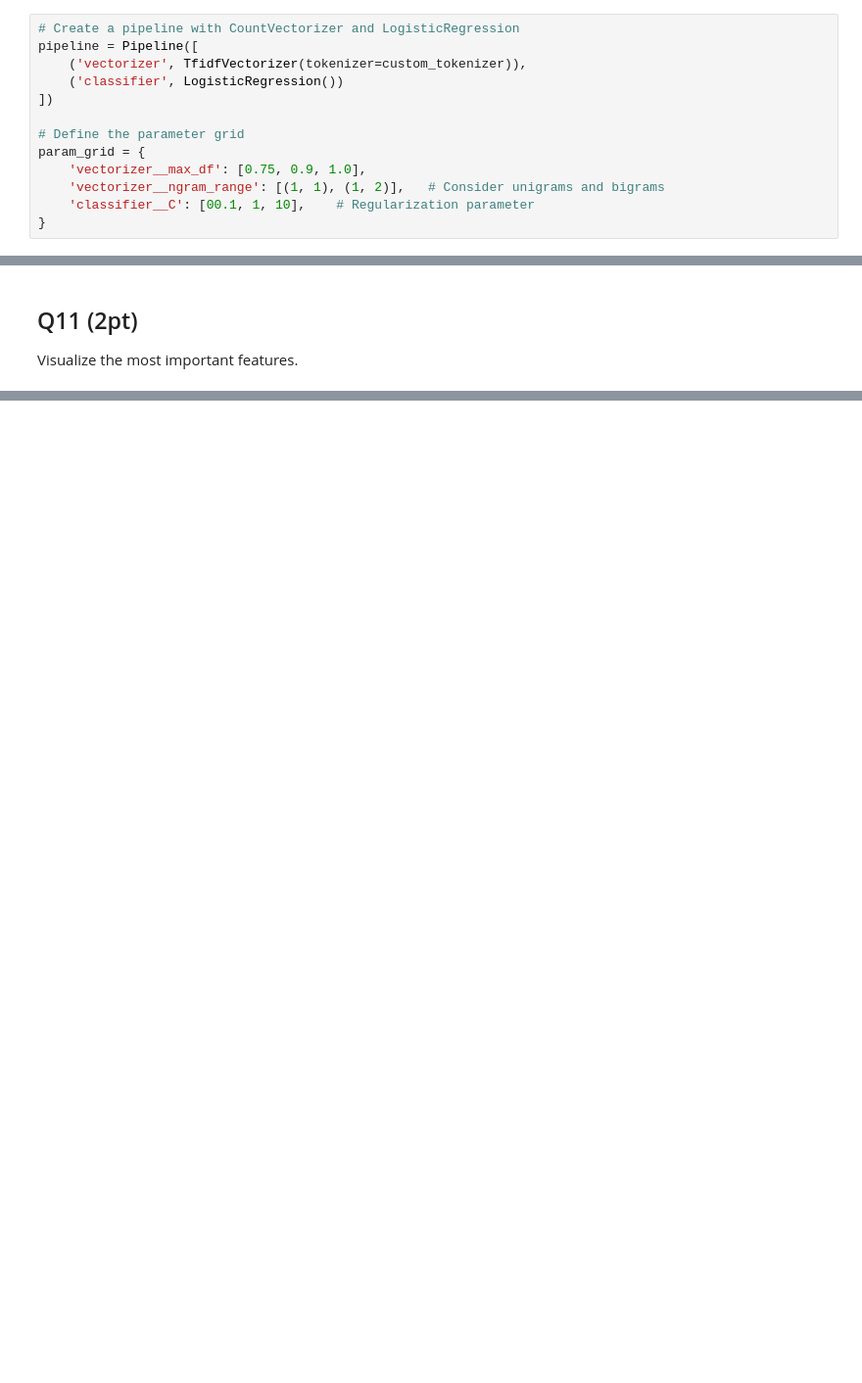
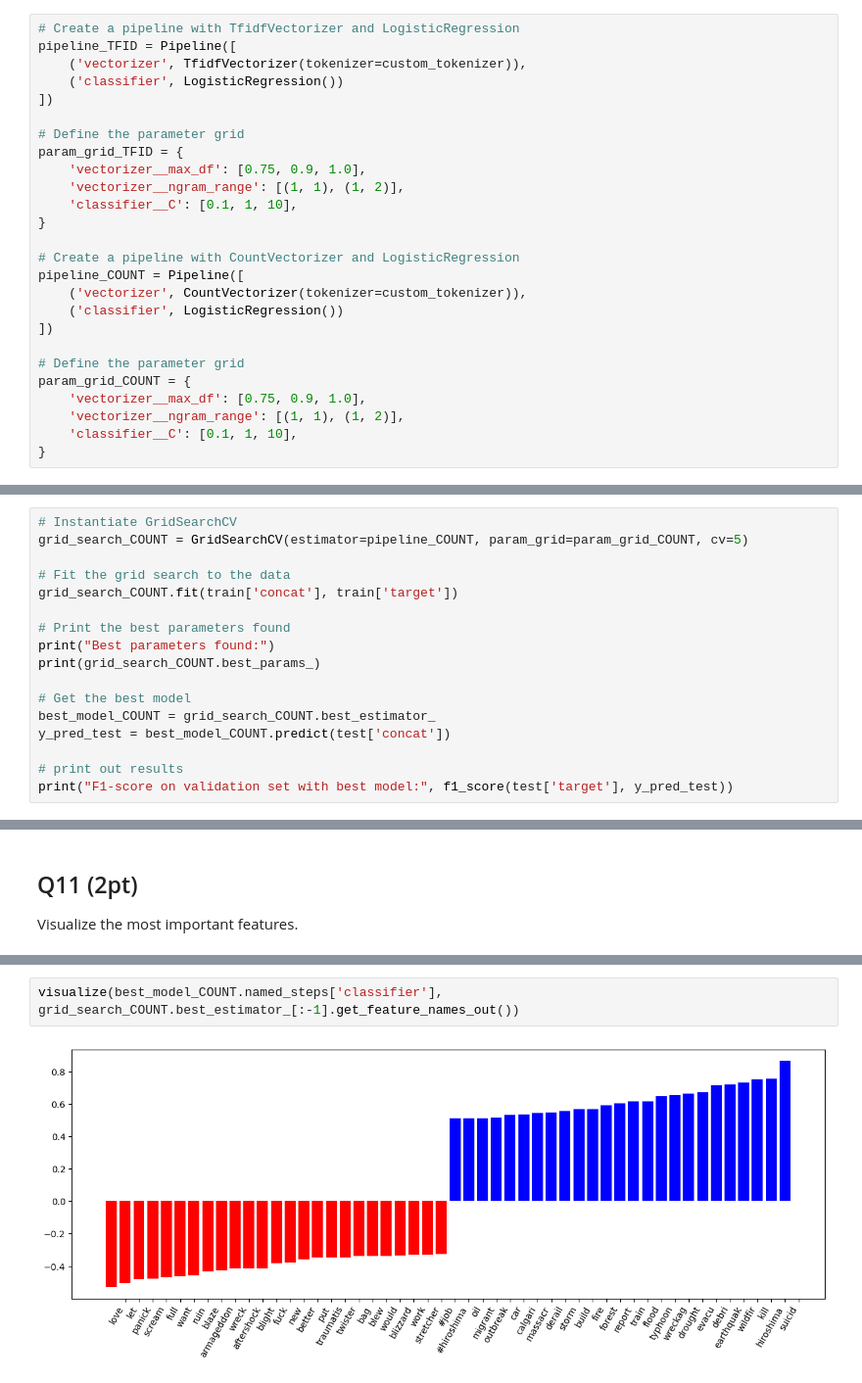
Before and after one commit to YKhalitov/College-Projects, a Jupyter notebook: RIT-Projects/Machine Learning - CSCI 335/HW4.ipynb, the cells around one changed output, grey strips where cells are left out. Shown at 98% size. Drawn from its saved outputs; the diff is of its cells as text; blank space fills up the shorter version.

```diff
--- a/RIT-Projects/Machine Learning - CSCI 335/HW4.ipynb
+++ b/RIT-Projects/Machine Learning - CSCI 335/HW4.ipynb
@@ -503,17 +507,30 @@ Evaluate the best model. The minimal value of f1-score on the Test data should b
 from sklearn.model_selection import GridSearchCV
 from sklearn.pipeline import Pipeline
 # %%
-# Create a pipeline with CountVectorizer and LogisticRegression
-pipeline = Pipeline([
+# Create a pipeline with TfidfVectorizer and LogisticRegression
+pipeline_TFID = Pipeline([
     ('vectorizer', TfidfVectorizer(tokenizer=custom_tokenizer)),
     ('classifier', LogisticRegression())
 ])
 
 # Define the parameter grid
-param_grid = {
+param_grid_TFID = {
     'vectorizer__max_df': [0.75, 0.9, 1.0],
-    'vectorizer__ngram_range': [(1, 1), (1, 2)],   # Consider unigrams and bigrams
-    'classifier__C': [00.1, 1, 10],    # Regularization parameter
+    'vectorizer__ngram_range': [(1, 1), (1, 2)],
+    'classifier__C': [0.1, 1, 10],
 }
+
+# Create a pipeline with CountVectorizer and LogisticRegression
+pipeline_COUNT = Pipeline([
+    ('vectorizer', CountVectorizer(tokenizer=custom_tokenizer)),
+    ('classifier', LogisticRegression())
+])
+
+# Define the parameter grid
+param_grid_COUNT = {
+    'vectorizer__max_df': [0.75, 0.9, 1.0],
+    'vectorizer__ngram_range': [(1, 1), (1, 2)],
+    'classifier__C': [0.1, 1, 10],
+}
 # %%
 # Instantiate GridSearchCV
@@ -556,0 +556,17 @@ F1-score on validation set with best model: 0.7295774647887323
+# %%
+# Instantiate GridSearchCV
+grid_search_COUNT = GridSearchCV(estimator=pipeline_COUNT, param_grid=param_grid_COUNT, cv=5)
+
+# Fit the grid search to the data
+grid_search_COUNT.fit(train['concat'], train['target'])
+
+# Print the best parameters found
+print("Best parameters found:")
+print(grid_search_COUNT.best_params_)
+
+# Get the best model
+best_model_COUNT = grid_search_COUNT.best_estimator_
+y_pred_test = best_model_COUNT.predict(test['concat'])
+
+# print out results
+print("F1-score on validation set with best model:", f1_score(test['target'], y_pred_test))
@@ -573,0 +602,4 @@ AttributeError: 'GridSearchCV' object has no attribute 'coef_'
+# %%
+visualize(best_model_COUNT.named_steps['classifier'], grid_search_COUNT.best_estimator_[:-1].get_feature_names_out())
+# %% [output]
+[figure, added]
```
Also changed, not shown: parts of 17 cells of this notebook.
